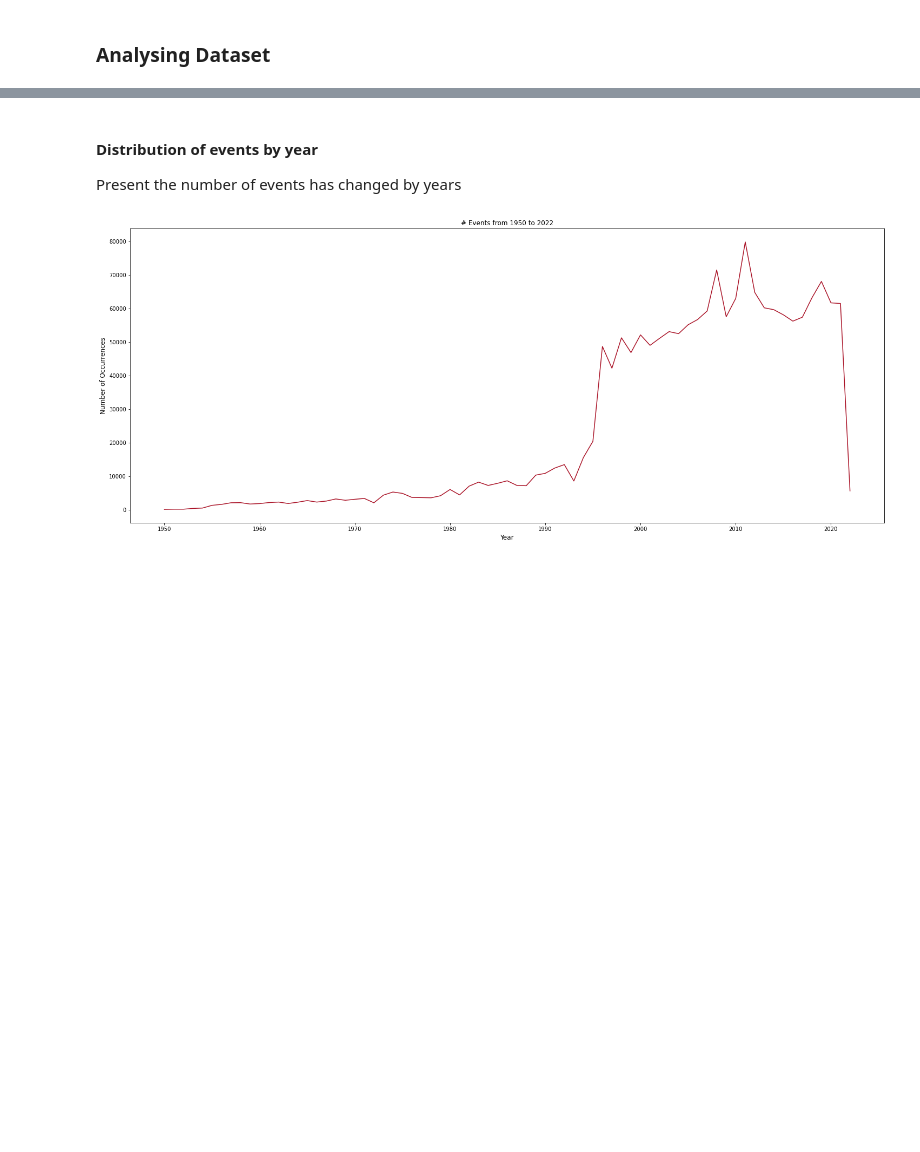
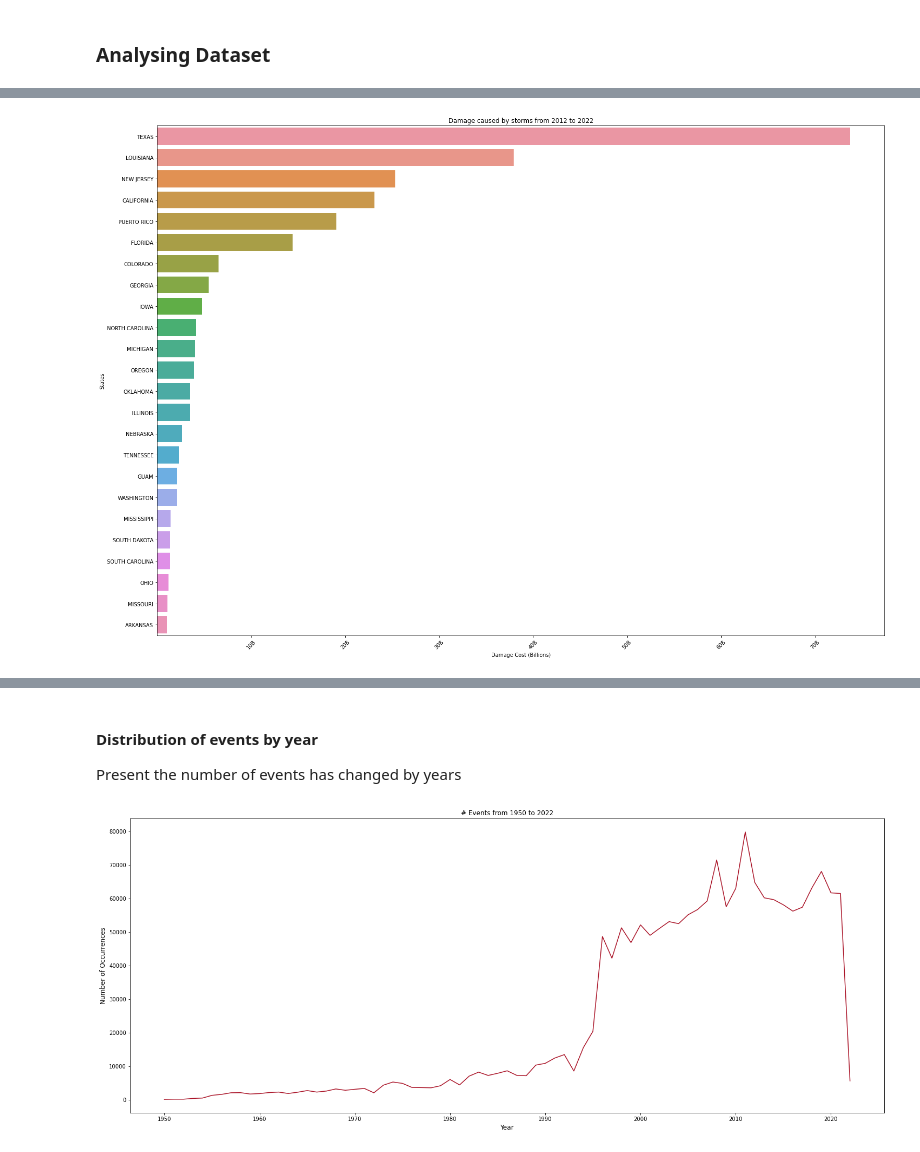
Before and after one commit to thiago-preira/UCDPA_ThiagoPereira, a Jupyter notebook: main.ipynb, the cells around one changed output, grey strips where cells are left out. Drawn from its saved outputs; the diff is of its cells as text; code cells hidden in the pictures; blank space fills up the shorter version.

Commit message:
First analysis of dataset - distribution of damage and events

```diff
--- a/main.ipynb
+++ b/main.ipynb
@@ -216,3 +206,26 @@ full_df.shape
+# %%
+# formting damage values
+def manage_damage_values(value):
+    str_value = str(value)
+    if str_value == 'nan':
+        str_value = '0'
+    elif str_value.endswith('B'):
+        str_value = str_value.replace('B', ' * 1000000000')
+    elif str_value.endswith('M'):
+        str_value = str_value.replace('M', ' * 1000000')
+    elif str_value.endswith('K'):
+        str_value = str_value.replace('K', ' * 1000')
+    elif str_value.endswith('H'):
+        str_value = str_value.replace('H', ' * 1000')
+    elif str_value.endswith('h'):
+        str_value = str_value.replace('h', ' * 1000')
+    else:
+        str_value = float(str_value) + ' * 1000'
+    return eval(str_value)
+
+
+storm_details_df['DAMAGE_PROPERTY'] = storm_details_df['DAMAGE_PROPERTY'].apply(manage_damage_values)
+storm_details_df['DAMAGE_CROPS'] = storm_details_df['DAMAGE_CROPS'].apply(manage_damage_values)
 # %% [markdown]
 ### Analysing Dataset
 # %%
@@ -252,0 +240,23 @@ plt.show()
+# %%
+
+storm_details_df['DAMAGE_TOTAL'] = storm_details_df['DAMAGE_CROPS'] + storm_details_df['DAMAGE_PROPERTY']
+
+damage_by_state = storm_details_df.groupby(['STATE'])['DAMAGE_TOTAL'].agg('sum').reset_index()
+damage_by_state = damage_by_state.query('DAMAGE_TOTAL > 1000000000')
+
+def to_billions(value):
+    return value * (10**9)
+
+x_labels = np.arange(10,71,10)
+
+
+plt.figure(figsize=(25,18))
+plt.ticklabel_format(style='plain', axis='x')
+plt.xticks(to_billions(x_labels), ['10B', '20B','30B','40B','50B','60B','70B'],rotation=45)
+ax = sns.barplot(y='STATE', x='DAMAGE_TOTAL', data=damage_by_state, order=damage_by_state.sort_values('DAMAGE_TOTAL', ascending=False).STATE, ci=None)
+ax.set(ylabel='States',
+       xlabel='Damage Cost (Billions)',
+       title='Damage caused by storms from {} to {}'.format(years[0],years[-1]));
+plt.savefig('damage_by_state.png')
+# %% [output]
+[figure, added]
```
Also changed, not shown: parts of 15 cells of this notebook, 2 other files.
